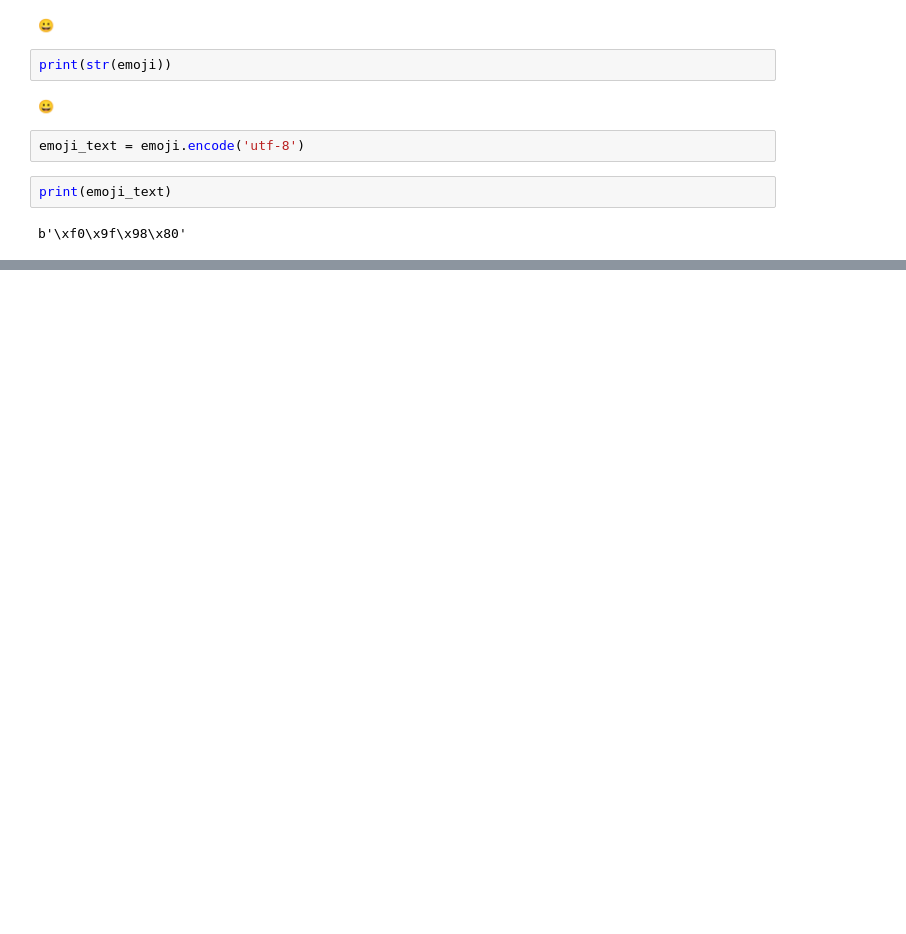
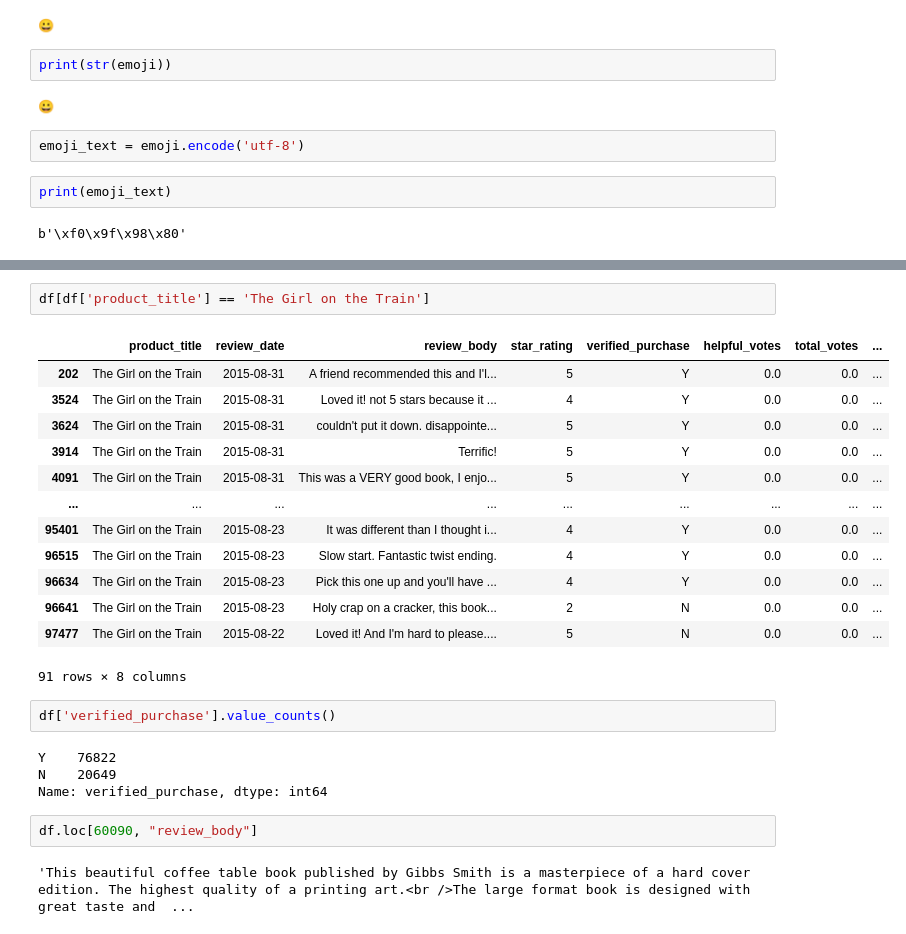
Before and after one commit to TKarlovitzDrexel/DSCI591_ACRSent, a Jupyter notebook: DSCI591_books_exploratory.ipynb, the cells around one changed output, grey strips where cells are left out. Saved outputs shown, nothing was run; the diff lists cells and outputs as text; blank space fills up the shorter version.

```diff
--- a/DSCI591_books_exploratory.ipynb
+++ b/DSCI591_books_exploratory.ipynb
@@ -202,0 +246,26 @@ b'\xf0\x9f\x98\x80'
+# %%
+df[df['product_title'] == 'The Girl on the Train']
+# %% [output]
+|  | product_title | review_date | review_body | star_rating | verified_purchase | helpful_votes | total_votes | ... |
+| 202 | The Girl on the Train | 2015-08-31 | A friend recommended this and I'l... | 5 | Y | 0.0 | 0.0 | ... |
+| 3524 | The Girl on the Train | 2015-08-31 | Loved it! not 5 stars because it ... | 4 | Y | 0.0 | 0.0 | ... |
+| 3624 | The Girl on the Train | 2015-08-31 | couldn't put it down. disappointe... | 5 | Y | 0.0 | 0.0 | ... |
+| 3914 | The Girl on the Train | 2015-08-31 | Terrific! | 5 | Y | 0.0 | 0.0 | ... |
+| 4091 | The Girl on the Train | 2015-08-31 | This was a VERY good book, I enjo... | 5 | Y | 0.0 | 0.0 | ... |
+| ... | ... | ... | ... | ... | ... | ... | ... | ... |
+| 95401 | The Girl on the Train | 2015-08-23 | It was different than I thought i... | 4 | Y | 0.0 | 0.0 | ... |
+| 96515 | The Girl on the Train | 2015-08-23 | Slow start. Fantastic twist ending. | 4 | Y | 0.0 | 0.0 | ... |
+| 96634 | The Girl on the Train | 2015-08-23 | Pick this one up and you'll have ... | 4 | Y | 0.0 | 0.0 | ... |
+| 96641 | The Girl on the Train | 2015-08-23 | Holy crap on a cracker, this book... | 2 | N | 0.0 | 0.0 | ... |
+| 97477 | The Girl on the Train | 2015-08-22 | Loved it! And I'm hard to please.... | 5 | N | 0.0 | 0.0 | ... |
+91 rows × 8 columns
+# %%
+df['verified_purchase'].value_counts()
+# %% [output]
+Y    76822
+N    20649
+Name: verified_purchase, dtype: int64
+# %%
+df.loc[60090, "review_body"]
+# %% [output]
+'This beautiful coffee table book published by Gibbs Smith is a masterpiece of a hard cover edition. The highest quality of a printing art.<br />The large format book is designed with great taste and  ...
```
Also changed, not shown: parts of 9 cells of this notebook.
